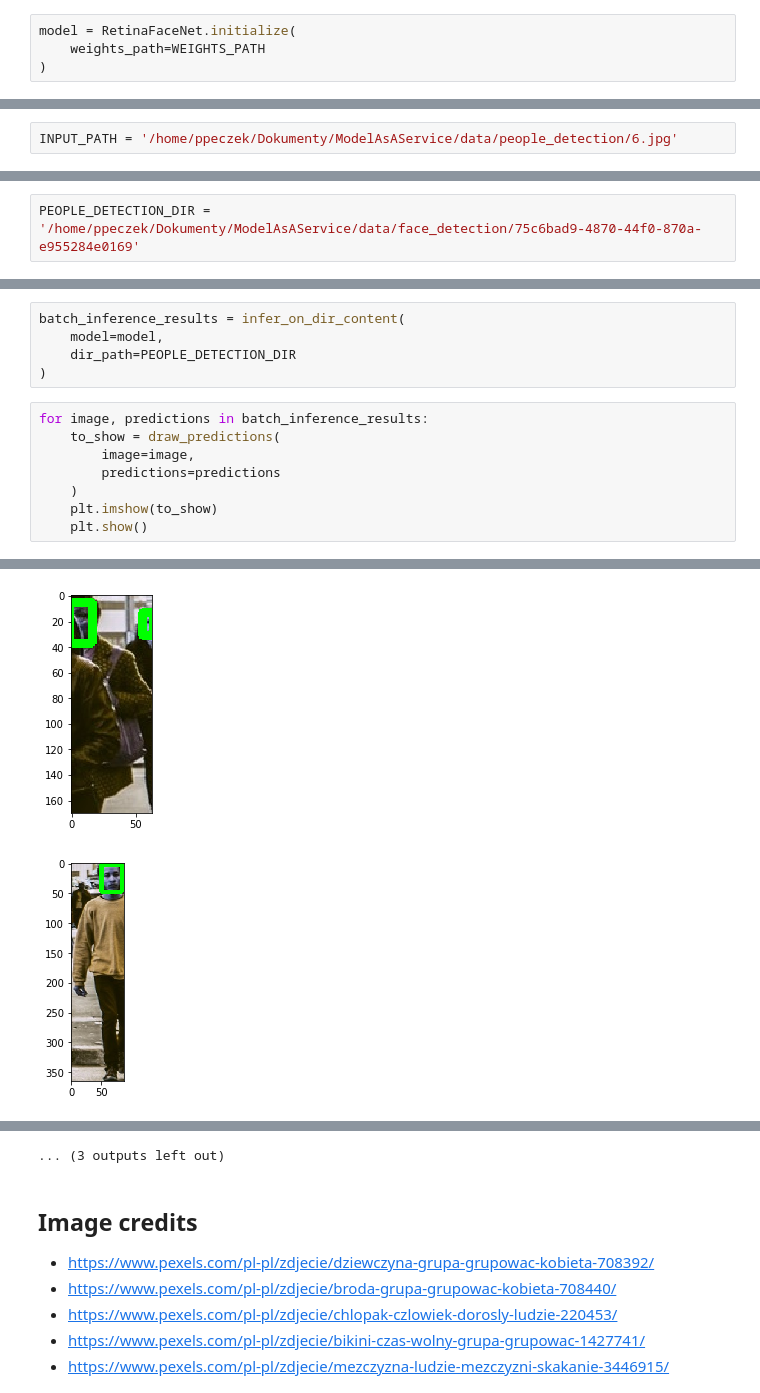
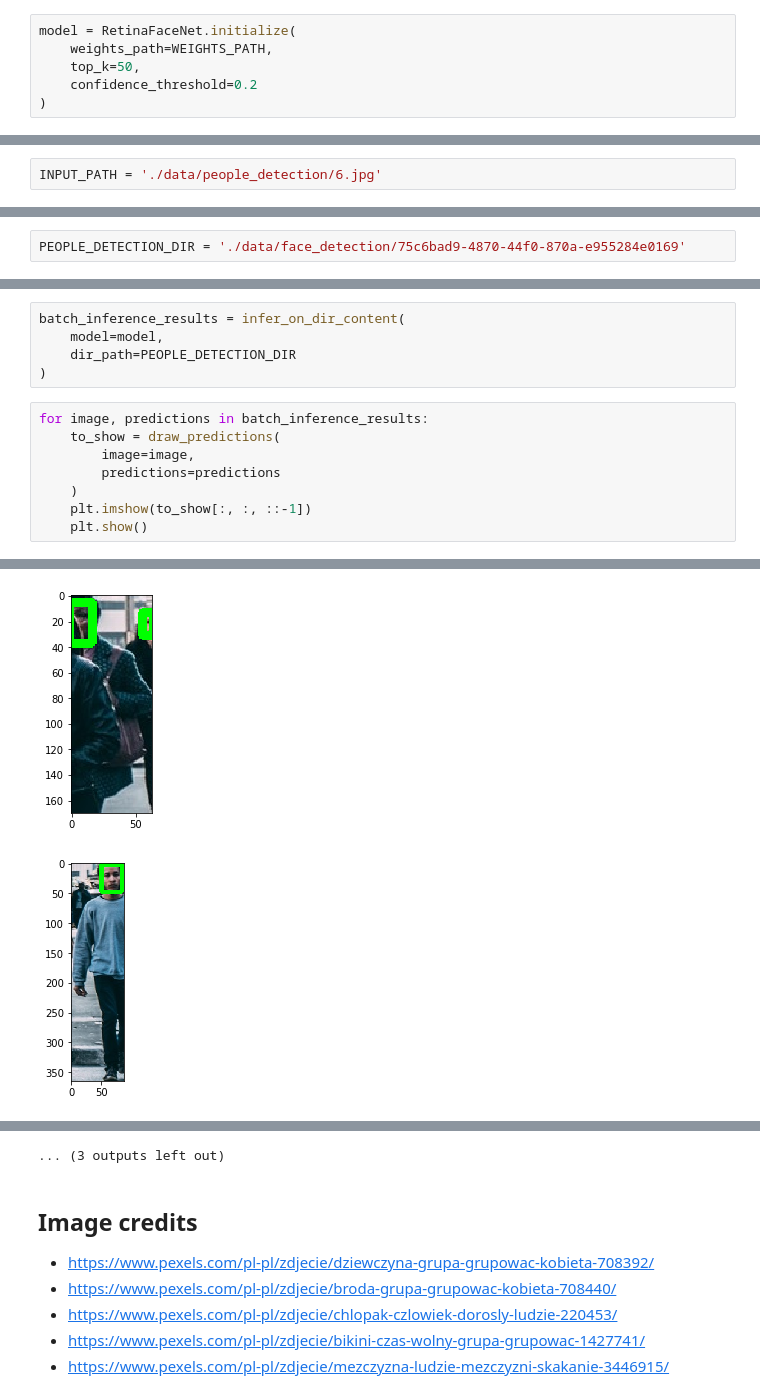
Before and after one commit to PawelPeczek/RetinaFaceNet, a Jupyter notebook: usage_example/UsageExample.ipynb, the cells around one changed output, grey strips where cells are left out. Cells and saved outputs as stored; diff of their text form.

```diff
--- a/usage_example/UsageExample.ipynb
+++ b/usage_example/UsageExample.ipynb
@@ -33,7 +36,9 @@ def draw_predictions(image: np.ndarray,
     return image
 # %%
 model = RetinaFaceNet.initialize(
-    weights_path=WEIGHTS_PATH
+    weights_path=WEIGHTS_PATH,
+    top_k=50,
+    confidence_threshold=0.2
 )
 # %% [output]
 INFO:root:Loading pre-trained model from /home/ppeczek/Pobrane/FaceNet_resnet_50.pth
@@ -41,7 +46,7 @@ INFO:root:Missing keys:0
 INFO:root:Unused checkpoint keys:0
 INFO:root:Used keys:456
 # %%
-INPUT_PATH = '/home/ppeczek/Dokumenty/ModelAsAService/data/people_detection/6.jpg'
+INPUT_PATH = './data/people_detection/6.jpg'
 # %%
 image = cv.imread(INPUT_PATH)
 # %%
@@ -64,7 +69,7 @@ plt.imshow(output[:,:,::-1])
 # %% [markdown]
 ## Test with inference on people detection results (two-stage detection)
 # %%
-PEOPLE_DETECTION_DIR = '/home/ppeczek/Dokumenty/ModelAsAService/data/face_detection/75c6bad9-4870-44f0-870a-e955284e0169'
+PEOPLE_DETECTION_DIR = './data/face_detection/75c6bad9-4870-44f0-870a-e955284e0169'
 # %%
 BatchPredictions = List[Tuple[np.ndarray, List[RetinaFaceNetPrediction]]]
 
@@ -87,6 +92,6 @@ for image, predictions in batch_inference_results:
         image=image,
         predictions=predictions
     )
-    plt.imshow(to_show)
+    plt.imshow(to_show[:, :, ::-1])
     plt.show()
 # %% [output]
@@ -97,2 +102,2 @@ for image, predictions in batch_inference_results:
-[figure, old version]
+[figure, new version]
-[figure, old version]
+[figure, new version]
```
Also changed, not shown: parts of 3 cells of this notebook, 54 other files.
